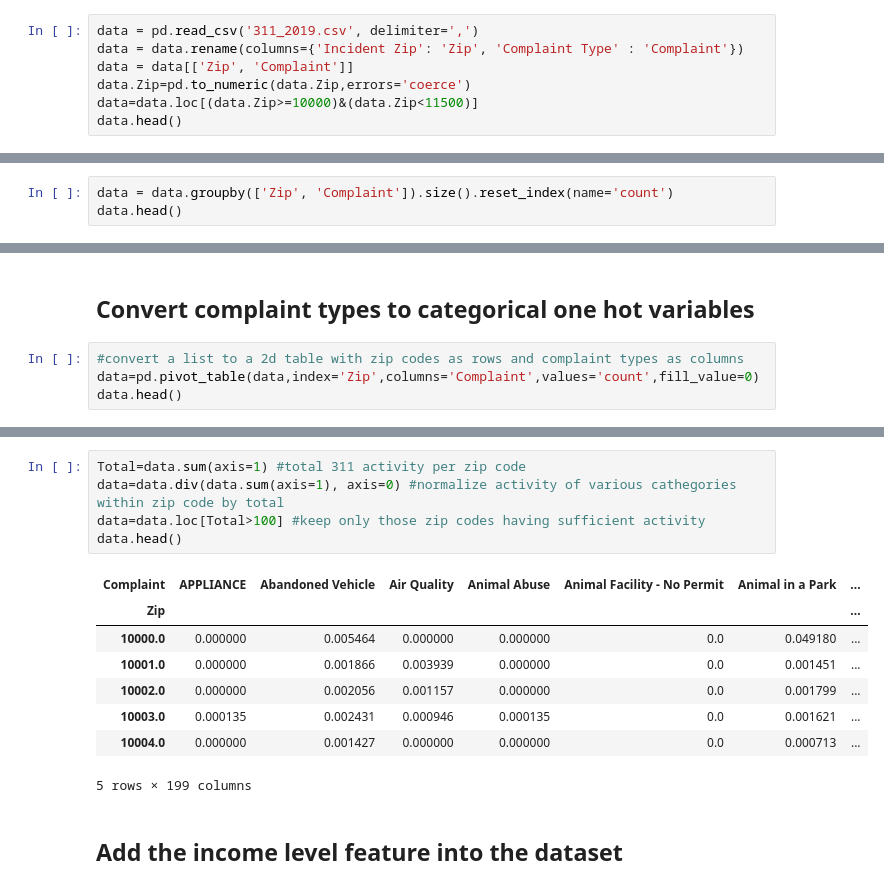
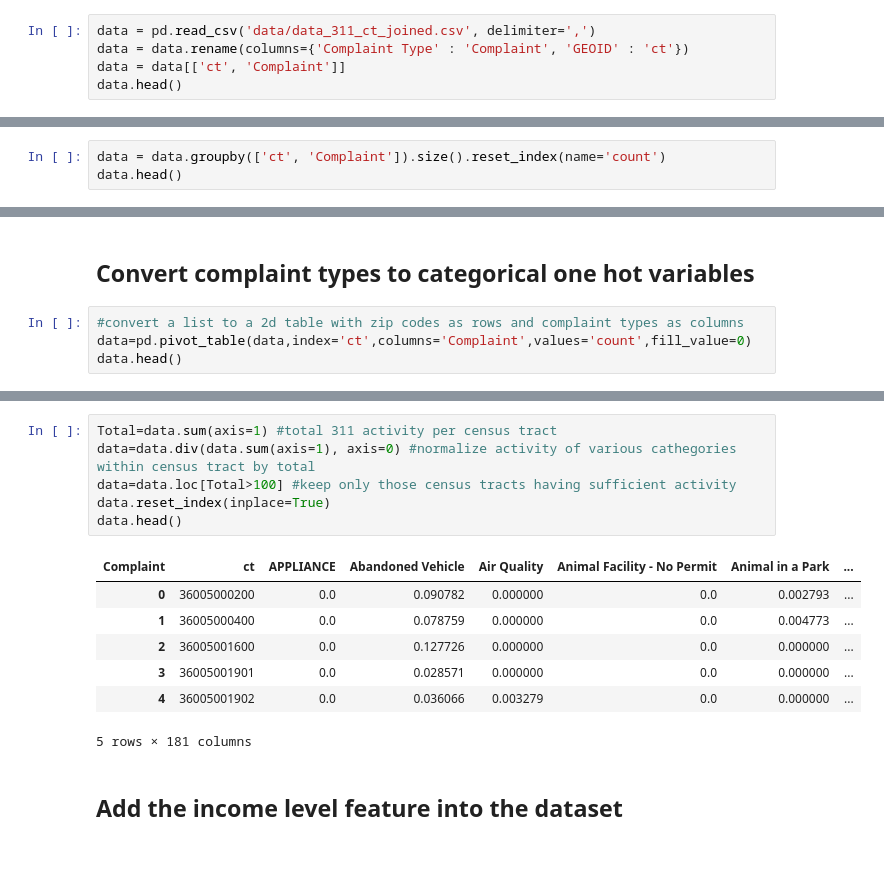
Before and after one commit to navpreetnp7/311_GNN, a Jupyter notebook: NYC 311 Socio-economic.ipynb, the cells around one changed output, grey strips where cells are left out. Saved outputs shown, nothing was run; the diff lists cells and outputs as text; blank space fills up the shorter version.

```diff
--- a/NYC 311 Socio-economic.ipynb
+++ b/NYC 311 Socio-economic.ipynb
@@ -11,10 +11,8 @@ seed = 433
 # %% [markdown]
 ## Import census data
 # %%
-data = pd.read_csv('311_2019.csv', delimiter=',')
-data = data.rename(columns={'Incident Zip': 'Zip', 'Complaint Type' : 'Complaint'})
-data = data[['Zip', 'Complaint']]
-data.Zip=pd.to_numeric(data.Zip,errors='coerce')
-data=data.loc[(data.Zip>=10000)&(data.Zip<11500)]
+data = pd.read_csv('data/data_311_ct_joined.csv', delimiter=',')
+data = data.rename(columns={'Complaint Type' : 'Complaint', 'GEOID' : 'ct'})
+data = data[['ct', 'Complaint']]
 data.head()
 # %% [output]
@@ -27,4 +25,4 @@ data.head()
 # %%
-data = data.groupby(['Zip', 'Complaint']).size().reset_index(name='count')
+data = data.groupby(['ct', 'Complaint']).size().reset_index(name='count')
 data.head()
 # %% [output]
@@ -38,6 +36,6 @@ data.head()
 ## Convert complaint types to categorical one hot variables
 # %%
 #convert a list to a 2d table with zip codes as rows and complaint types as columns
-data=pd.pivot_table(data,index='Zip',columns='Complaint',values='count',fill_value=0)
+data=pd.pivot_table(data,index='ct',columns='Complaint',values='count',fill_value=0)
 data.head()
 # %% [output]
@@ -52,17 +50,17 @@ data.head()
 # %%
-Total=data.sum(axis=1) #total 311 activity per zip code
-data=data.div(data.sum(axis=1), axis=0) #normalize activity of various cathegories within zip code by total
-data=data.loc[Total>100] #keep only those zip codes having sufficient activity
+Total=data.sum(axis=1) #total 311 activity per census tract
+data=data.div(data.sum(axis=1), axis=0) #normalize activity of various cathegories within census tract by total
+data=data.loc[Total>100] #keep only those census tracts having sufficient activity
+data.reset_index(inplace=True)
 data.head()
 # %% [output]
-| Complaint | APPLIANCE | Abandoned Vehicle | Air Quality | Animal Abuse | Animal Facility - No Permit | Animal in a Park | ... |
-| Zip |  |  |  |  |  |  | ... |
-| 10000.0 | 0.000000 | 0.005464 | 0.000000 | 0.000000 | 0.0 | 0.049180 | ... |
-| 10001.0 | 0.000000 | 0.001866 | 0.003939 | 0.000000 | 0.0 | 0.001451 | ... |
-| 10002.0 | 0.000000 | 0.002056 | 0.001157 | 0.000000 | 0.0 | 0.001799 | ... |
-| 10003.0 | 0.000135 | 0.002431 | 0.000946 | 0.000135 | 0.0 | 0.001621 | ... |
-| 10004.0 | 0.000000 | 0.001427 | 0.000000 | 0.000000 | 0.0 | 0.000713 | ... |
+| Complaint | ct | APPLIANCE | Abandoned Vehicle | Air Quality | Animal Facility - No Permit | Animal in a Park | ... |
+| 0 | 36005000200 | 0.0 | 0.090782 | 0.000000 | 0.0 | 0.002793 | ... |
+| 1 | 36005000400 | 0.0 | 0.078759 | 0.000000 | 0.0 | 0.004773 | ... |
+| 2 | 36005001600 | 0.0 | 0.127726 | 0.000000 | 0.0 | 0.000000 | ... |
+| 3 | 36005001901 | 0.0 | 0.028571 | 0.000000 | 0.0 | 0.000000 | ... |
+| 4 | 36005001902 | 0.0 | 0.036066 | 0.003279 | 0.0 | 0.000000 | ... |
-5 rows × 199 columns
+5 rows × 181 columns
 # %% [markdown]
 ## Add the income level feature into the dataset
 # %%
```
Also changed, not shown: parts of 48 cells of this notebook, 1 other file.
